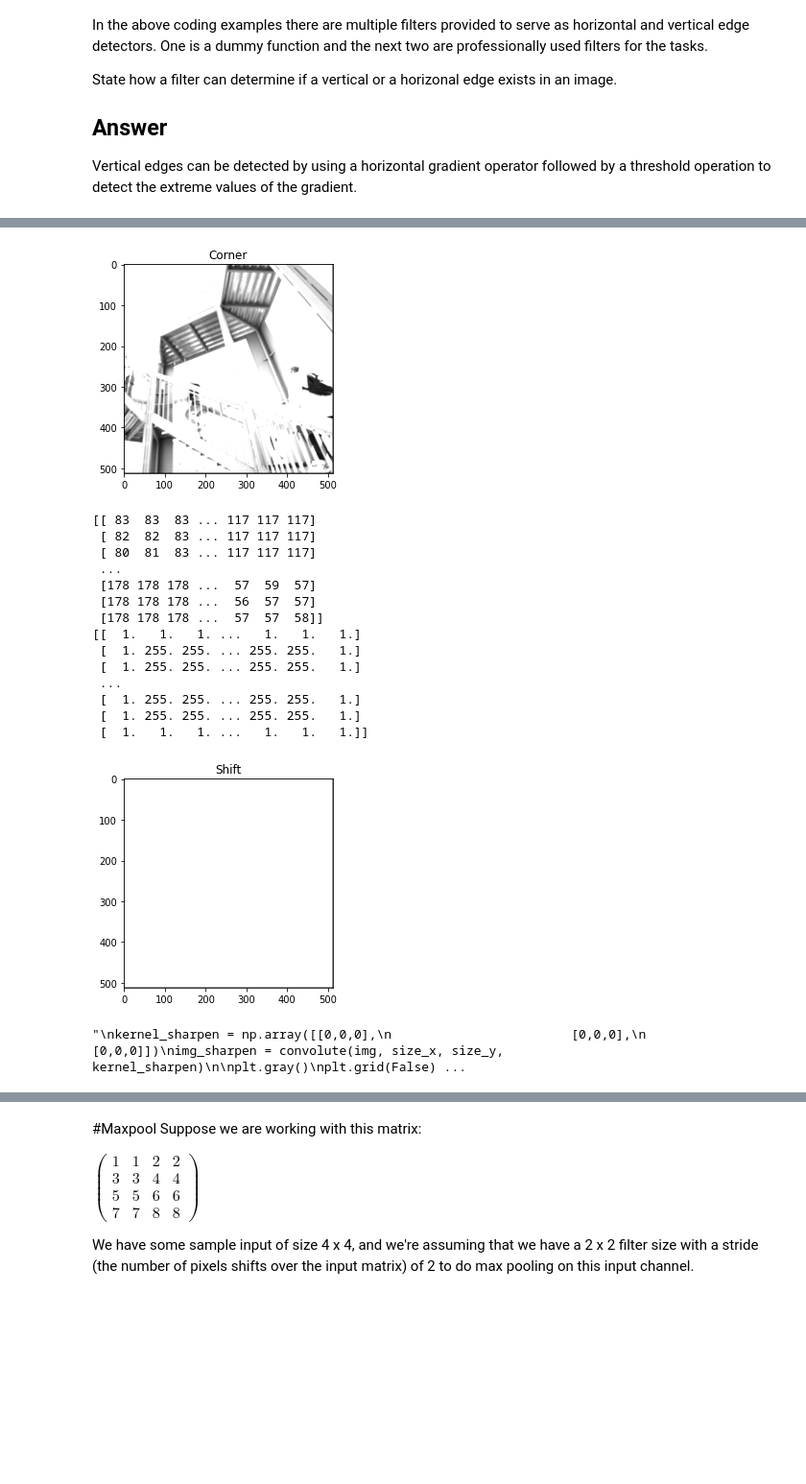
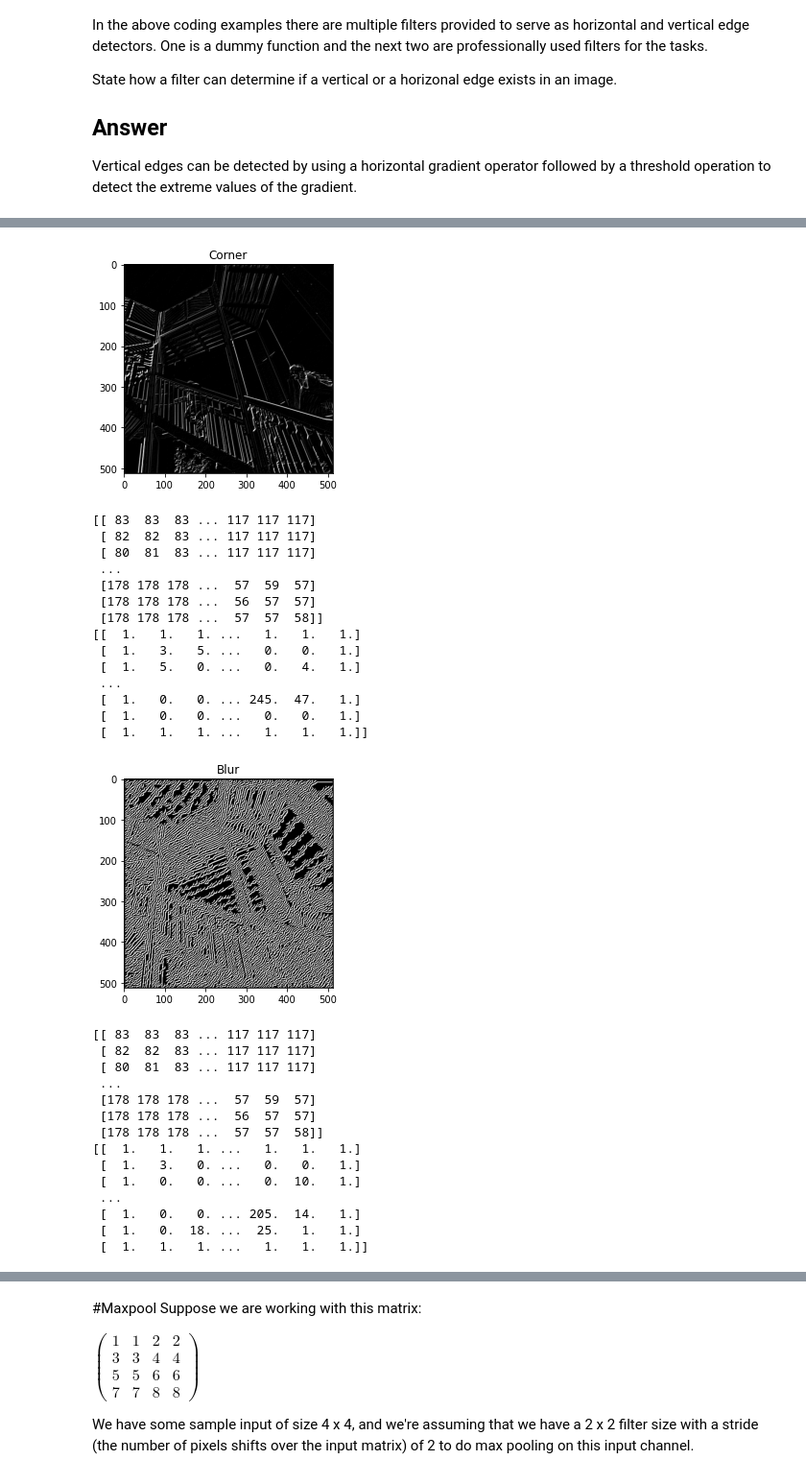
Before and after one commit to Monwaruli/FutureMakers22, a Jupyter notebook: Day_6_Introduction_to_CNNs_Monwarul.ipynb, the cells around one changed output, grey strips where cells are left out. Shown at 96% size. Cells and saved outputs as stored; diff of their text form; code cells hidden in the pictures; blank space fills up the shorter version.

```diff
--- a/Day_6_Introduction_to_CNNs_Monwarul.ipynb
+++ b/Day_6_Introduction_to_CNNs_Monwarul.ipynb
@@ -206,9 +206,9 @@ import math
 
 # Change corner detection filter values here
 
-kernel_corner = np.array([[1,0,1],
-                        [0,0,0],
-                        [1,0,1]])
+kernel_corner = np.array([[1,1,0],
+                          [1,0,-1],
+                          [0,-1,-1]])
 print(img)
 img_corner = convolute(img, size_x, size_y, kernel_corner)
 
@@ -221,6 +221,20 @@ plt.show()
 
 
 # Change blur filter values here
+kernel_blur = np.array([[1,1,0],
+                        [1,0,-1],
+                        [0,-1,-1]])
+print(img)
+img_blur = img
+for i in range(10):
+    img_blur = convolute(img_blur, size_x, size_y, kernel_corner)
+
+plt.gray()
+plt.grid(False)
+print(img_blur)
+plt.imshow(img_blur)
+plt.title('Blur')
+plt.show()
 
 ## use the same kernel / convolution / plotting code as above - make sure you change the variable names accordingly
 
@@ -229,11 +243,12 @@ plt.show()
 ## use the same kernel / convolution / plotting code as above - make sure you change the variable names accordingly
 # Change corner detection filter values here
 
-kernel_shift = np.array([[0,0,0],
-                        [0,0,0],
-                        [0,0,0]])
+kernel_shift = np.array([[1/9,1/9,1/9],
+                         [1/9,1/9,1/9],
+                         [1/9,1/9,1/9]])
 print(img)
-img_shift = convolute(img, size_x, size_y, kernel_corner) # we might not be able to see shift by 1 pixel clearly, that's why we perform the shift 5 times
+img_shift = img
+img_shift = convolute(img_shift, size_x, size_y, kernel_corner) # we might not be able to see shift by 1 pixel clearly, that's why we perform the shift 5 times
 img_shift = convolute(img_shift, size_x, size_y, kernel_corner)
 img_shift = convolute(img_shift, size_x, size_y, kernel_corner)
 img_shift = convolute(img_shift, size_x, size_y, kernel_corner)
@@ -266,18 +281,18 @@ plt.show()
 # Change sharpen filter values here
 
 ## use the same kernel / convolution / plotting code as above - make sure you change the variable names accordingly
-"""
-kernel_sharpen = np.array([[0,0,0],
-                        [0,0,0],
-                        [0,0,0]])
-img_sharpen = convolute(img, size_x, size_y, kernel_sharpen)
 
+kernel_sharpen = np.array([[-1,-1,-1],
+                           [-1,20,-1],
+                           [-1,-1,-1]])
+print(img)
+img_sharpen = img
+img_sharpen = convolute(img_sharpen, size_x, size_y, kernel_sharpen)
 plt.gray()
 plt.grid(False)
 plt.imshow(img_sharpen)
 plt.title('Sharpen')
 plt.show()
-"""
 # %% [output]
 [[ 83  83  83 ... 117 117 117]
  [ 82  82  83 ... 117 117 117]
@@ -296,17 +311,30 @@ plt.show()
-[figure, old version]
+[figure, new version]
 [[ 83  83  83 ... 117 117 117]
  [ 82  82  83 ... 117 117 117]
  [ 80  81  83 ... 117 117 117]
  ...
  [178 178 178 ...  57  59  57]
  [178 178 178 ...  56  57  57]
  [178 178 178 ...  57  57  58]]
 [[  1.   1.   1. ...   1.   1.   1.]
- [  1. 255. 255. ... 255. 255.   1.]
- [  1. 255. 255. ... 255. 255.   1.]
+ [  1.   3.   5. ...   0.   0.   1.]
+ [  1.   5.   0. ...   0.   4.   1.]
  ...
- [  1. 255. 255. ... 255. 255.   1.]
- [  1. 255. 255. ... 255. 255.   1.]
+ [  1.   0.   0. ... 245.  47.   1.]
+ [  1.   0.   0. ...   0.   0.   1.]
  [  1.   1.   1. ...   1.   1.   1.]]
-[figure, old version]
+[figure, new version]
-"\nkernel_sharpen = np.array([[0,0,0],\n                        [0,0,0],\n                        [0,0,0]])\nimg_sharpen = convolute(img, size_x, size_y, kernel_sharpen)\n\nplt.gray()\nplt.grid(False) ...
+[[ 83  83  83 ... 117 117 117]
+ [ 82  82  83 ... 117 117 117]
+ [ 80  81  83 ... 117 117 117]
+ ...
+ [178 178 178 ...  57  59  57]
+ [178 178 178 ...  56  57  57]
+ [178 178 178 ...  57  57  58]]
+[[  1.   1.   1. ...   1.   1.   1.]
+ [  1.   3.   0. ...   0.   0.   1.]
+ [  1.   0.   0. ...   0.  10.   1.]
+ ...
+ [  1.   0.   0. ... 205.  14.   1.]
+ [  1.   0.  18. ...  25.   1.   1.]
+ [  1.   1.   1. ...   1.   1.   1.]]
```
Also changed, not shown: parts of 7 cells of this notebook.
